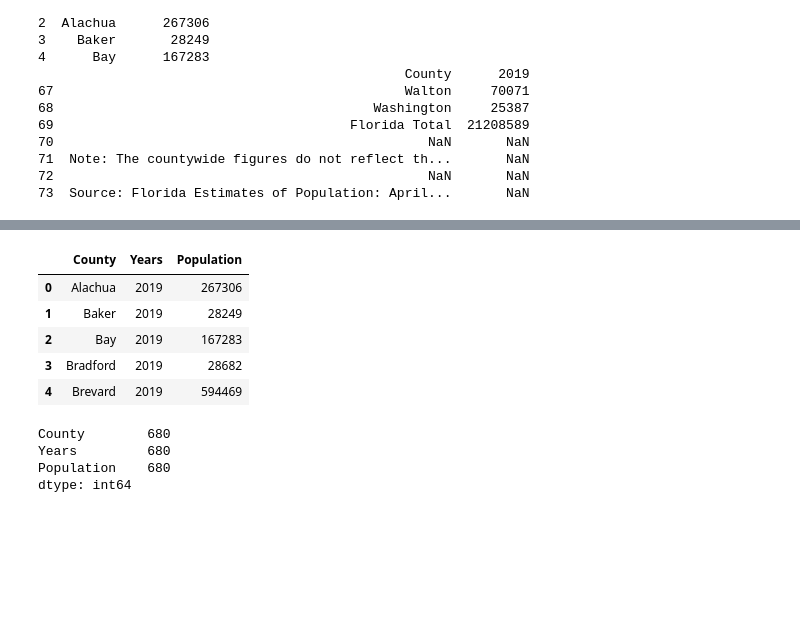
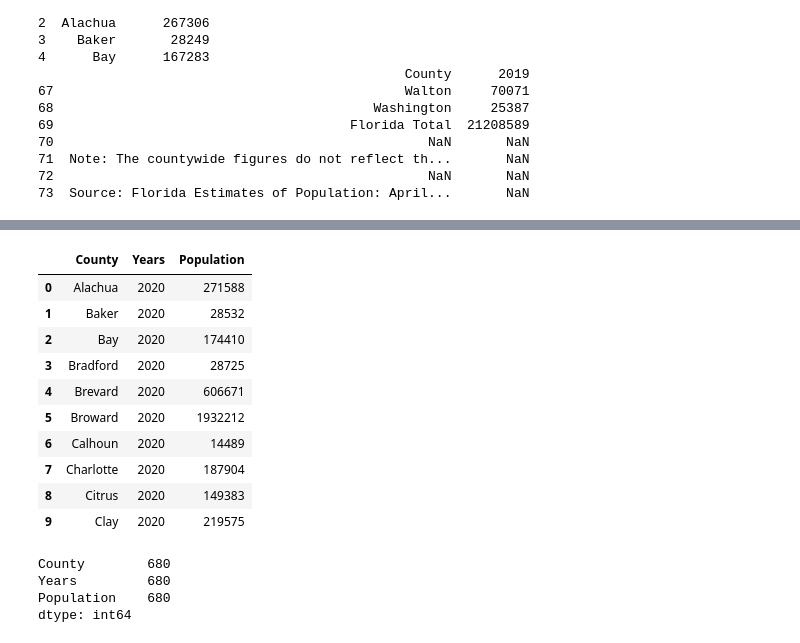
Before and after one commit to j89livingston/FSPC_Dashboard, a Jupyter notebook: Resources/Florida Census/Popcleanup.ipynb, the cells around one changed output, grey strips where cells are left out. Saved outputs shown, nothing was run; the diff lists cells and outputs as text; code cells hidden in the pictures; blank space fills up the shorter version.

Commit message:
added 2020 pop data

```diff
--- a/Resources/Florida Census/Popcleanup.ipynb
+++ b/Resources/Florida Census/Popcleanup.ipynb
@@ -16,6 +16,7 @@ data.keys()
 dict_keys(['2020 Revised', '2019', '2018', '2017', '2016', '2015', '2014', '2013', '2012', '2011', '2010 Census', '2009', '2008', '2007', '2006', '2005', '2004', '2003', '2002', '2001', '2000 Census', ...
 # %%
 # select sheets for data merge
+c20 = data['2020 Revised']
 c19 = data['2019']
 c18 = data['2018']
 c17 = data['2017']
@@ -25,9 +26,9 @@ c14 = data['2014']
 c13 = data['2013']
 c12 = data['2012']
 c11 = data['2011']
-c10 = data['2010 Census']
 # %%
 # Rename Column names, the lazy way
+c20.columns = ['County', '2020']
 c19.columns = ['County', '2019']
 c18.columns = ['County', '2018']
 c17.columns = ['County', '2017']
@@ -37,7 +38,6 @@ c14.columns = ['County', '2014']
 c13.columns = ['County', '2013']
 c12.columns = ['County', '2012']
 c11.columns = ['County', '2011']
-c10.columns = ['County', '2010']
 # %%
 #Check it
 print(c19.head())
@@ -59,6 +59,6 @@ print(c19.tail(7))
 73  Source: Florida Estimates of Population: April...       NaN
 # %%
 # merge dataframes
-df = pd.concat([c19,c18,c17,c16,c15,c14,c13,c12,c11,c10], True)
+df = pd.concat([c19,c20,c18,c17,c16,c15,c14,c13,c12,c11], True)
 df.head()
 # %% [output]
@@ -139 +139,4 @@ df
 68 rows × 11 columns
+# %%
+df = df[['County', '2020','2019','2018','2017','2016','2015','2014','2013','2012','2011']]
+df
@@ -145,14 +178,19 @@ pivdata = pd.melt(df,
             var_name='Years',
             value_name='Population')
 # %%
-pivdata.head()
+pivdata.head(10)
 # %% [output]
 |  | County | Years | Population |
-| 0 | Alachua | 2019 | 267306 |
-| 1 | Baker | 2019 | 28249 |
-| 2 | Bay | 2019 | 167283 |
-| 3 | Bradford | 2019 | 28682 |
-| 4 | Brevard | 2019 | 594469 |
+| 0 | Alachua | 2020 | 271588 |
+| 1 | Baker | 2020 | 28532 |
+| 2 | Bay | 2020 | 174410 |
+| 3 | Bradford | 2020 | 28725 |
+| 4 | Brevard | 2020 | 606671 |
+| 5 | Broward | 2020 | 1932212 |
+| 6 | Calhoun | 2020 | 14489 |
+| 7 | Charlotte | 2020 | 187904 |
+| 8 | Citrus | 2020 | 149383 |
+| 9 | Clay | 2020 | 219575 |
 # %%
 pivdata.count()
 # %% [output]
```
Also changed, not shown: parts of 7 cells of this notebook, 1 other file.
